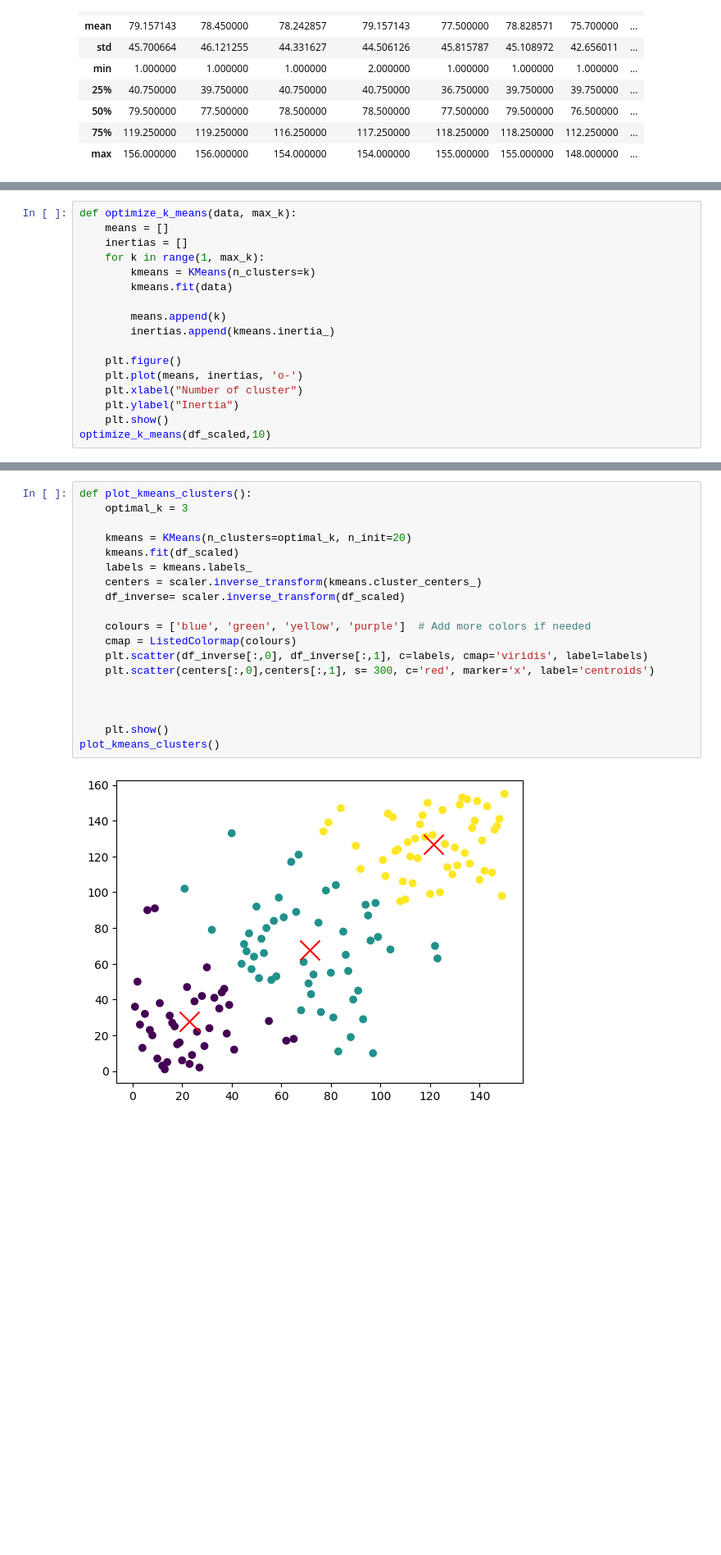
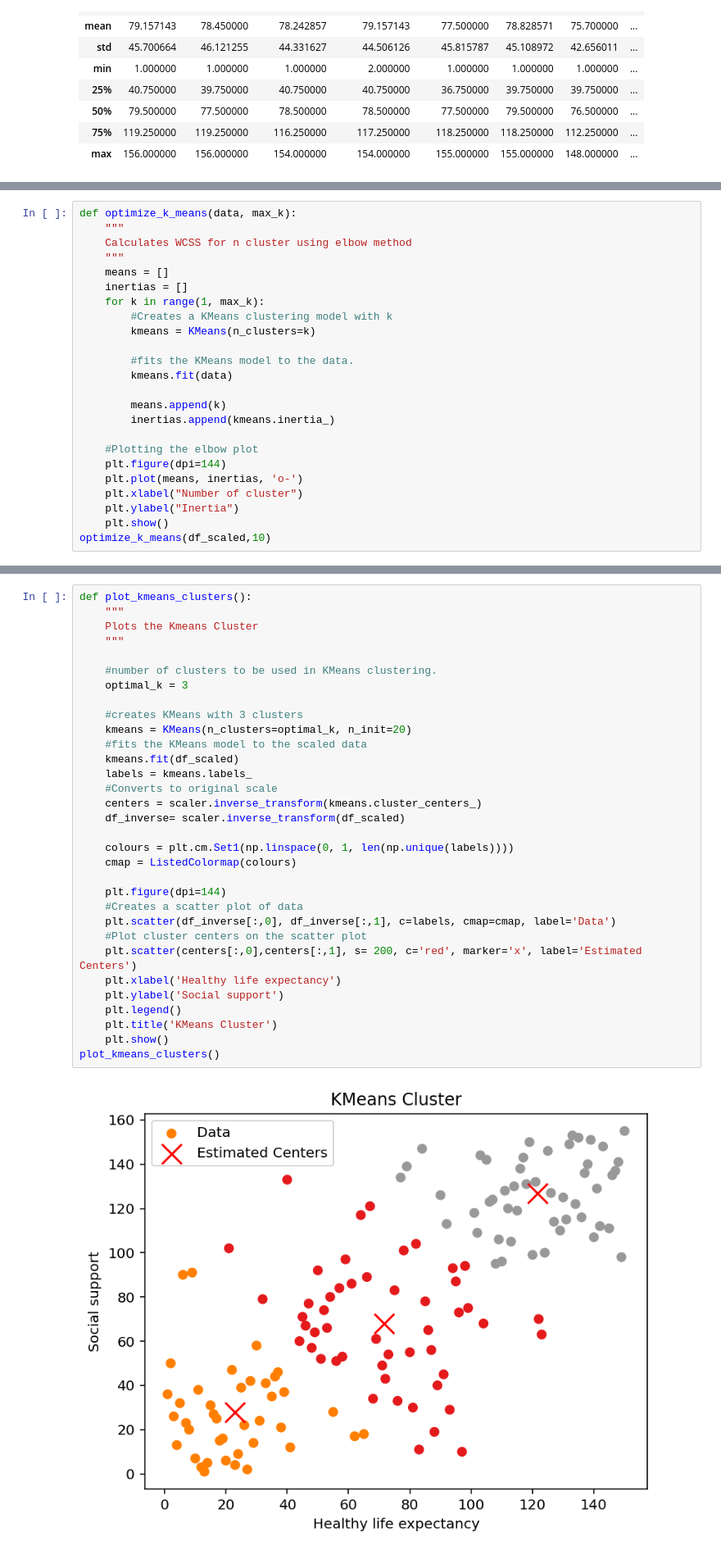
Before and after one commit to Anagha235/Clustering-and-Fitting, a Jupyter notebook: Clustering and Fitting.ipynb, the cells around one changed output, grey strips where cells are left out. Shown: that part at 82% size. Drawn from its saved outputs; the diff is of its cells as text; blank space fills up the shorter version.

```diff
--- a/Clustering and Fitting.ipynb
+++ b/Clustering and Fitting.ipynb
@@ -136,16 +147,23 @@ scaler = RobustScaler()
 df_scaled = scaler.fit_transform(df[['Healthy life\nexpectancy', 'Social support']])
 # %%
 def optimize_k_means(data, max_k):
+    """
+    Calculates WCSS for n cluster using elbow method
+    """
     means = []
     inertias = []
     for k in range(1, max_k):
+        #Creates a KMeans clustering model with k
         kmeans = KMeans(n_clusters=k)
+
+        #fits the KMeans model to the data.
         kmeans.fit(data)
 
         means.append(k)
         inertias.append(kmeans.inertia_)
 
-    plt.figure()
+    #Plotting the elbow plot
+    plt.figure(dpi=144)
     plt.plot(means, inertias, 'o-')
     plt.xlabel("Number of cluster")
     plt.ylabel("Inertia")
@@ -161,22 +183,35 @@ centers = scaler.inverse_transform(kmeans.cluster_centers_)
 df_inverse= scaler.inverse_transform(df_scaled)
 # %%
 def plot_kmeans_clusters():
+    """
+    Plots the Kmeans Cluster
+    """
+
+    #number of clusters to be used in KMeans clustering.
     optimal_k = 3
 
+    #creates KMeans with 3 clusters
     kmeans = KMeans(n_clusters=optimal_k, n_init=20)
+    #fits the KMeans model to the scaled data
     kmeans.fit(df_scaled)
     labels = kmeans.labels_
+    #Converts to original scale
     centers = scaler.inverse_transform(kmeans.cluster_centers_)
     df_inverse= scaler.inverse_transform(df_scaled)
 
-    colours = ['blue', 'green', 'yellow', 'purple']  # Add more colors if needed
+    colours = plt.cm.Set1(np.linspace(0, 1, len(np.unique(labels))))
     cmap = ListedColormap(colours)
-    plt.scatter(df_inverse[:,0], df_inverse[:,1], c=labels, cmap='viridis', label=labels)
-    plt.scatter(centers[:,0],centers[:,1], s= 300, c='red', marker='x', label='centroids')
 
-
-
+    plt.figure(dpi=144)
+    #Creates a scatter plot of data
+    plt.scatter(df_inverse[:,0], df_inverse[:,1], c=labels, cmap=cmap, label='Data')
+    #Plot cluster centers on the scatter plot
+    plt.scatter(centers[:,0],centers[:,1], s= 200, c='red', marker='x', label='Estimated Centers')
+    plt.xlabel('Healthy life expectancy')
+    plt.ylabel('Social support')
+    plt.legend()
+    plt.title('KMeans Cluster')
     plt.show()
 plot_kmeans_clusters()
 # %% [output]
-[figure, old version]
+[figure, new version]
```
Also changed, not shown: parts of 10 cells of this notebook.
